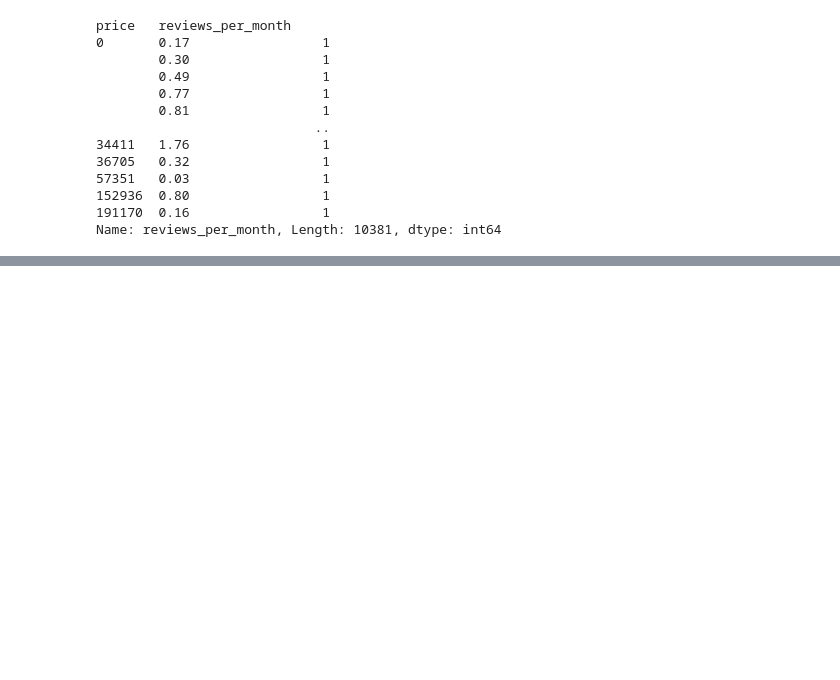
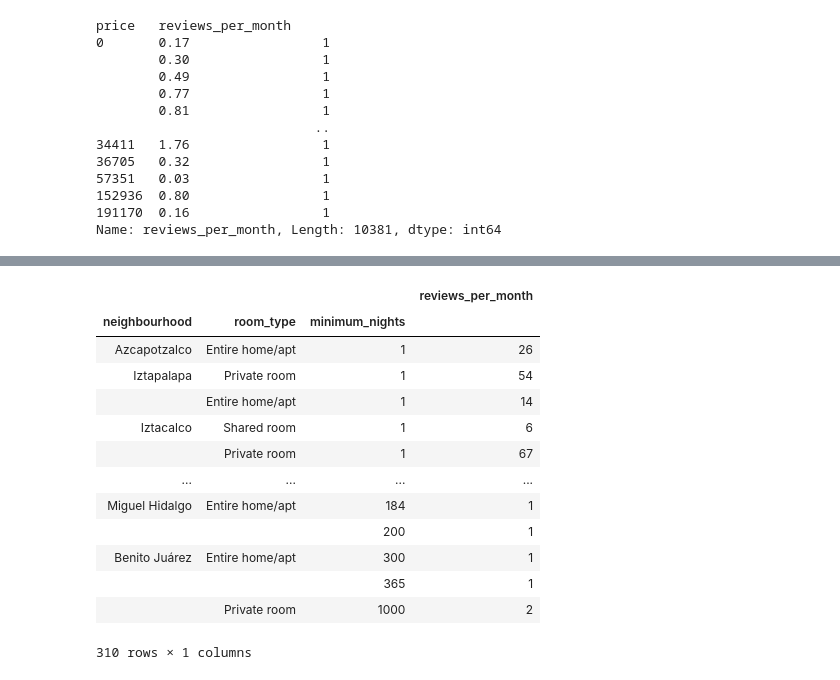
Before and after one commit to elc17/Project_1, a Jupyter notebook: project_1.ipynb, the cells around one changed output, grey strips where cells are left out. Saved outputs shown, nothing was run; the diff lists cells and outputs as text; code cells hidden in the pictures; blank space fills up the shorter version.

```diff
--- a/project_1.ipynb
+++ b/project_1.ipynb
@@ -112,0 +166,19 @@ Name: reviews_per_month, Length: 10381, dtype: int64
+# %%
+reviews_df=pd.DataFrame(data_df.groupby(["neighbourhood","room_type", "minimum_nights"])
+                        ["reviews_per_month"].count())
+reviews_df.sort_values(["minimum_nights"])
+# %% [output]
+|  |  |  | reviews_per_month |
+| neighbourhood | room_type | minimum_nights |  |
+| Azcapotzalco | Entire home/apt | 1 | 26 |
+| Iztapalapa | Private room | 1 | 54 |
+|  | Entire home/apt | 1 | 14 |
+| Iztacalco | Shared room | 1 | 6 |
+|  | Private room | 1 | 67 |
+| ... | ... | ... | ... |
+| Miguel Hidalgo | Entire home/apt | 184 | 1 |
+|  |  | 200 | 1 |
+| Benito Juárez | Entire home/apt | 300 | 1 |
+|  |  | 365 | 1 |
+|  | Private room | 1000 | 2 |
+310 rows × 1 columns
```
Also changed, not shown: parts of 9 cells of this notebook.
